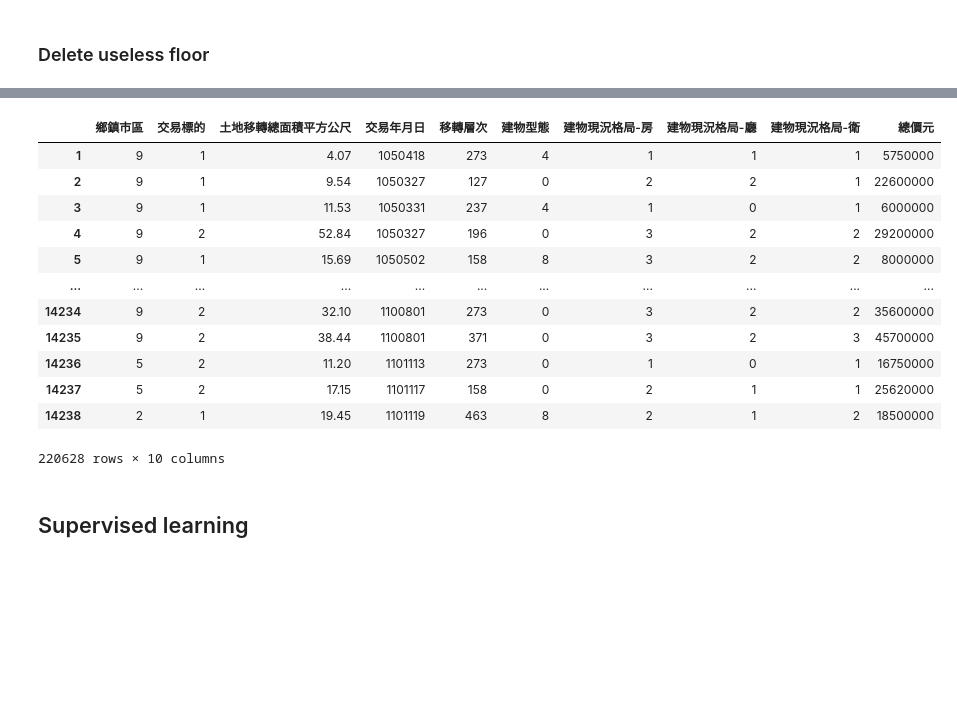
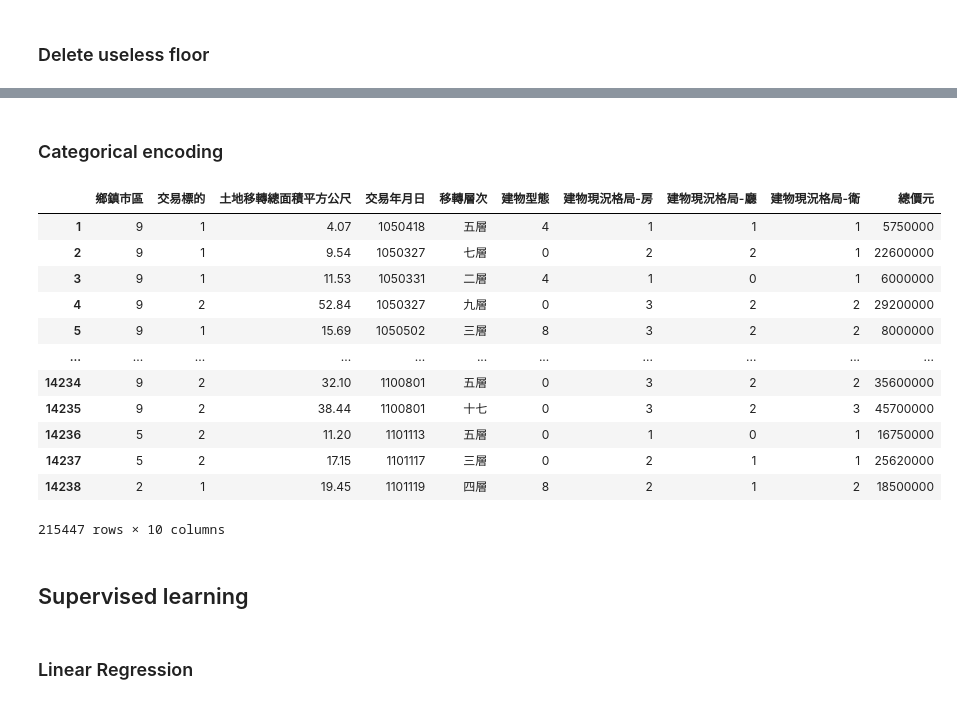
Before and after one commit to nbsurferch07/bdse25_team1, a Jupyter notebook: house_price_predict/taipei_house_price_test.ipynb, the cells around one changed output, grey strips where cells are left out. Saved outputs shown, nothing was run; the diff lists cells and outputs as text; code cells hidden in the pictures; blank space fills up the shorter version.

```diff
--- a/house_price_predict/taipei_house_price_test.ipynb
+++ b/house_price_predict/taipei_house_price_test.ipynb
@@ -139,22 +215,0 @@ pd.Categorical?
-# %%
-# transform categorical features
-new_df = df_test
-new_df["鄉鎮市區"] = pd.Categorical(new_df["鄉鎮市區"]).codes
-new_df["交易標的"] = pd.Categorical(new_df["交易標的"]).codes
-new_df["移轉層次"] = pd.Categorical(new_df["移轉層次"]).codes
-new_df["建物型態"] = pd.Categorical(new_df["建物型態"]).codes
-new_df
-# %% [output]
-|  | 鄉鎮市區 | 交易標的 | 土地移轉總面積平方公尺 | 交易年月日 | 移轉層次 | 建物型態 | 建物現況格局-房 | 建物現況格局-廳 | 建物現況格局-衛 | 總價元 |
-| 1 | 9 | 1 | 4.07 | 1050418 | 273 | 4 | 1 | 1 | 1 | 5750000 |
-| 2 | 9 | 1 | 9.54 | 1050327 | 127 | 0 | 2 | 2 | 1 | 22600000 |
-| 3 | 9 | 1 | 11.53 | 1050331 | 237 | 4 | 1 | 0 | 1 | 6000000 |
-| 4 | 9 | 2 | 52.84 | 1050327 | 196 | 0 | 3 | 2 | 2 | 29200000 |
-| 5 | 9 | 1 | 15.69 | 1050502 | 158 | 8 | 3 | 2 | 2 | 8000000 |
-| ... | ... | ... | ... | ... | ... | ... | ... | ... | ... | ... |
-| 14234 | 9 | 2 | 32.10 | 1100801 | 273 | 0 | 3 | 2 | 2 | 35600000 |
-| 14235 | 9 | 2 | 38.44 | 1100801 | 371 | 0 | 3 | 2 | 3 | 45700000 |
-| 14236 | 5 | 2 | 11.20 | 1101113 | 273 | 0 | 1 | 0 | 1 | 16750000 |
-| 14237 | 5 | 2 | 17.15 | 1101117 | 158 | 0 | 2 | 1 | 1 | 25620000 |
-| 14238 | 2 | 1 | 19.45 | 1101119 | 463 | 8 | 2 | 1 | 2 | 18500000 |
-220628 rows × 10 columns
@@ -168,2 +216,52 @@ new_df.鄉鎮市區.value_counts().sort_values(ascending=False)
+# %% [markdown]
+### Categorical encoding
+# %%
+new_floor = {"移轉層次":
+             {"地下": -1,
+              "全" : 0,
+              "一層" : 1,
+              "二層" : 2,
+              "三層" : 3,
+              "四層" : 4,
+              "五層" : 5,
+              "六層" : 6,
+              "七層" : 7,
+              "八層" : 8,
+              "九層" : 9,
+              "十層" : 10,
+              "十一" : 11,
+              "十二" : 12,
+              "十三" : 13,
+              "十四" : 14,
+              "十五" : 15,
+              "十六" : 16,
+              "十七" : 17,
+              "十八" : 18,
+              "十九" : 19,
+              "二十" : 20
+             }
+            }
+# %%
+# transform categorical features
+new_df = df_main
+new_df["鄉鎮市區"] = pd.Categorical(new_df["鄉鎮市區"]).codes
+new_df["交易標的"] = pd.Categorical(new_df["交易標的"]).codes
+new_df["建物型態"] = pd.Categorical(new_df["建物型態"]).codes
+new_df = new_df.replace(new_floor)
+new_df
+# %% [output]
+|  | 鄉鎮市區 | 交易標的 | 土地移轉總面積平方公尺 | 交易年月日 | 移轉層次 | 建物型態 | 建物現況格局-房 | 建物現況格局-廳 | 建物現況格局-衛 | 總價元 |
+| 1 | 9 | 1 | 4.07 | 1050418 | 五層 | 4 | 1 | 1 | 1 | 5750000 |
+| 2 | 9 | 1 | 9.54 | 1050327 | 七層 | 0 | 2 | 2 | 1 | 22600000 |
+| 3 | 9 | 1 | 11.53 | 1050331 | 二層 | 4 | 1 | 0 | 1 | 6000000 |
+| 4 | 9 | 2 | 52.84 | 1050327 | 九層 | 0 | 3 | 2 | 2 | 29200000 |
+| 5 | 9 | 1 | 15.69 | 1050502 | 三層 | 8 | 3 | 2 | 2 | 8000000 |
+| ... | ... | ... | ... | ... | ... | ... | ... | ... | ... | ... |
+| 14234 | 9 | 2 | 32.10 | 1100801 | 五層 | 0 | 3 | 2 | 2 | 35600000 |
+| 14235 | 9 | 2 | 38.44 | 1100801 | 十七 | 0 | 3 | 2 | 3 | 45700000 |
+| 14236 | 5 | 2 | 11.20 | 1101113 | 五層 | 0 | 1 | 0 | 1 | 16750000 |
+| 14237 | 5 | 2 | 17.15 | 1101117 | 三層 | 0 | 2 | 1 | 1 | 25620000 |
+| 14238 | 2 | 1 | 19.45 | 1101119 | 四層 | 8 | 2 | 1 | 2 | 18500000 |
+215447 rows × 10 columns
 # %% [markdown]
 ## Supervised learning
@@ -199,0 +279,2 @@ print('con_matrix: {}'.format(con_matrix))
+# %% [markdown]
+### Linear Regression
```
Also changed, not shown: parts of 25 cells of this notebook.
